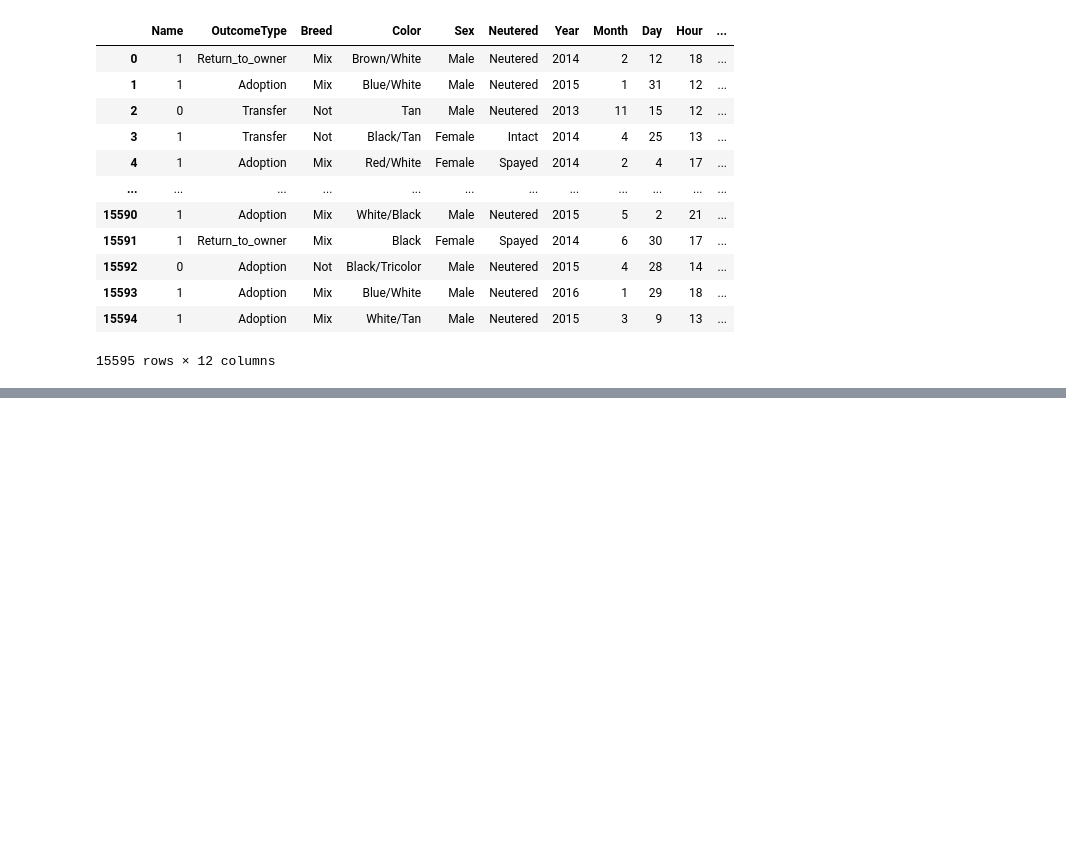
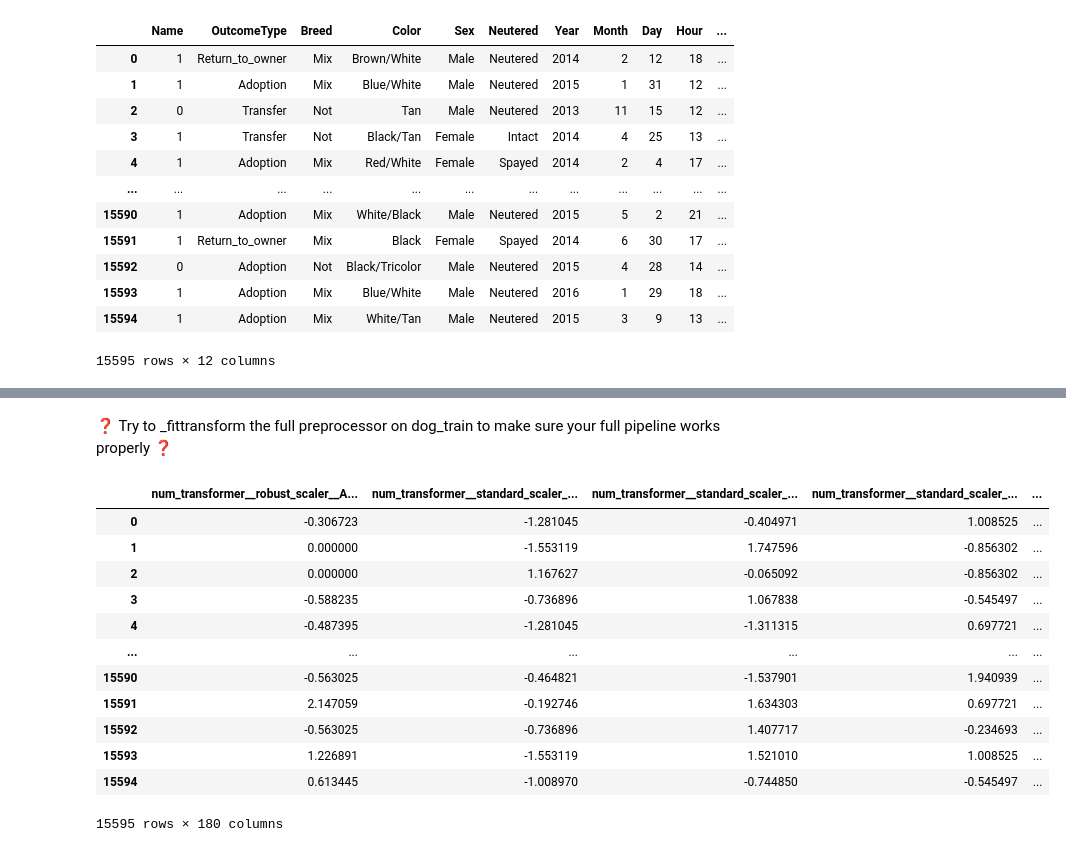
Before and after one commit to Clement733/animal_shelter_predi, a Jupyter notebook: animal_prediction.ipynb, the cells around one changed output, grey strips where cells are left out. Cells and saved outputs as stored; diff of their text form; code cells hidden in the pictures; blank space fills up the shorter version.

```diff
--- a/animal_prediction.ipynb
+++ b/animal_prediction.ipynb
@@ -603,0 +709,8 @@ cat_train_num_scaled.head()
+# %%
+preprocessor = ColumnTransformer([
+                    ("num_transformer", num_transformer, make_column_selector(dtype_include = ["float64","int64"])),
+                    ("cat_transformer", cat_transformer, make_column_selector(dtype_include = "object"))
+                    ]).set_output(transform="pandas")
+
+
+preprocessor
@@ -603,0 +735,21 @@ cat_train_num_scaled.head()
+# %% [markdown]
+
+
+❓ Try to _fittransform the full preprocessor on dog_train to make sure your full pipeline works properly ❓
+# %%
+fully_preprocessed_dog_train = preprocessor.fit_transform(dog_train)
+fully_preprocessed_dog_train
+# %% [output]
+|  | num_transformer__robust_scaler__A... | num_transformer__standard_scaler_... | num_transformer__standard_scaler_... | num_transformer__standard_scaler_... | ... |
+| 0 | -0.306723 | -1.281045 | -0.404971 | 1.008525 | ... |
+| 1 | 0.000000 | -1.553119 | 1.747596 | -0.856302 | ... |
+| 2 | 0.000000 | 1.167627 | -0.065092 | -0.856302 | ... |
+| 3 | -0.588235 | -0.736896 | 1.067838 | -0.545497 | ... |
+| 4 | -0.487395 | -1.281045 | -1.311315 | 0.697721 | ... |
+| ... | ... | ... | ... | ... | ... |
+| 15590 | -0.563025 | -0.464821 | -1.537901 | 1.940939 | ... |
+| 15591 | 2.147059 | -0.192746 | 1.634303 | 0.697721 | ... |
+| 15592 | -0.563025 | -0.736896 | 1.407717 | -0.234693 | ... |
+| 15593 | 1.226891 | -1.553119 | 1.521010 | 1.008525 | ... |
+| 15594 | 0.613445 | -1.008970 | -0.744850 | -0.545497 | ... |
+15595 rows × 180 columns
```
Also changed, not shown: parts of 67 cells of this notebook.
